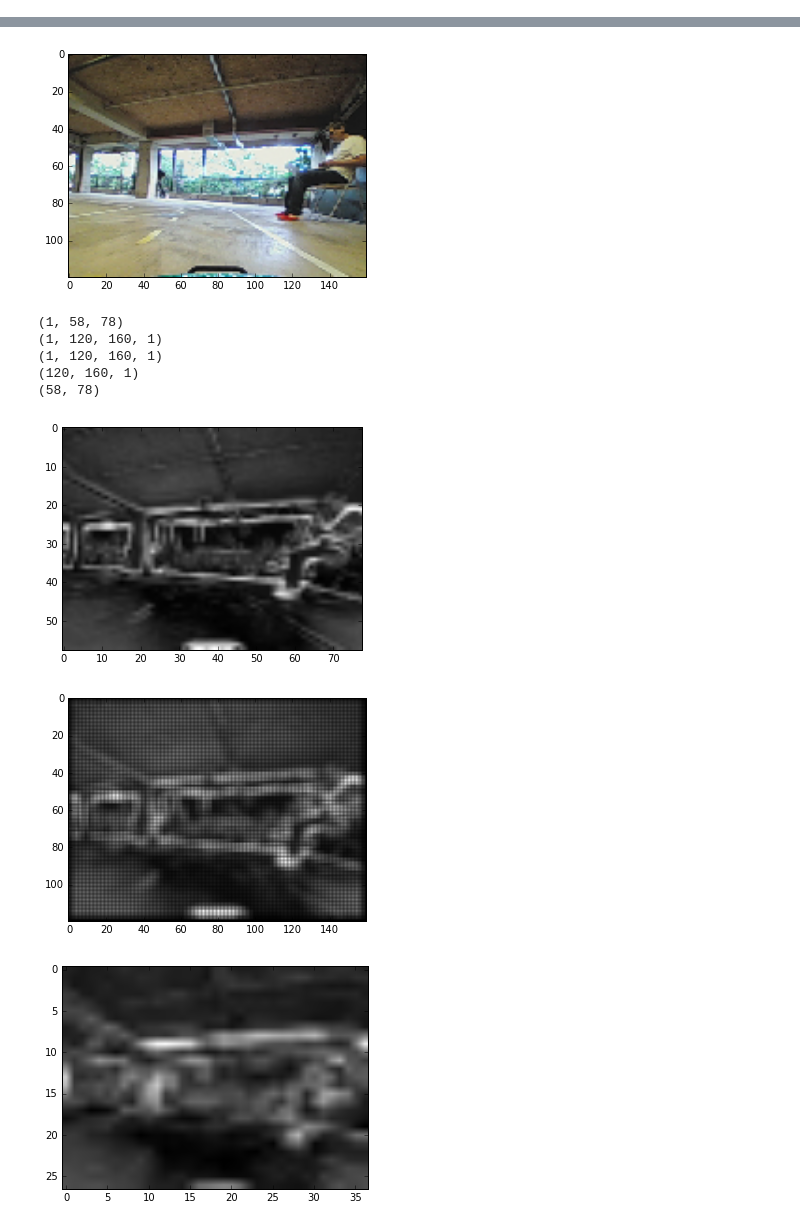
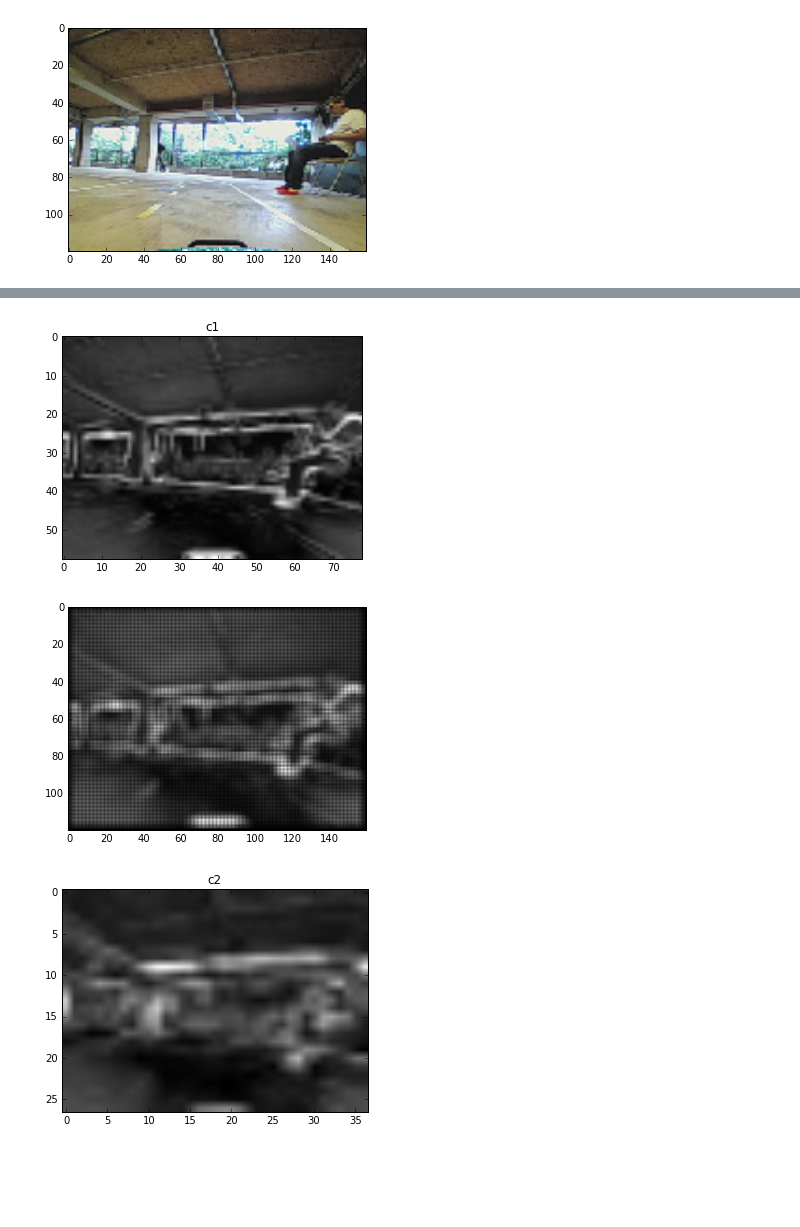
Before and after one commit to alanswx/VisualBackPropKeras, a Jupyter notebook: VisualBackProp HardCoded.ipynb, the cells around one changed output, grey strips where cells are left out. Saved outputs shown, nothing was run; the diff lists cells and outputs as text; code cells hidden in the pictures; blank space fills up the shorter version.

Commit message:
first complete run through pipeline

```diff
--- a/VisualBackProp HardCoded.ipynb
+++ b/VisualBackProp HardCoded.ipynb
@@ -43,6 +43,12 @@ d1 = Deconvolution2D(1, 5, 5,output_shape=(None,120,160, 1),subsample= (2, 2),bo
 model2 = Model(input=model.input,output=[c1,d1])
 model2.summary()
 
+a = Input(shape=(58,78,1))
+d1 = Deconvolution2D(1, 5, 5,output_shape=(None,120,160, 1),subsample= (2, 2),border_mode='valid',activation='relu',init='one')(a)
+model2b = Model(input=a,output=[d1])
+model2b.summary()
+
+
 hidden_layer = model.layers[4].output
 c2=Lambda(lambda xin: K.mean(xin,axis=3),name='lambda_new_2')(hidden_layer)
 r2=Reshape((27,37,1))(c2)
@@ -50,6 +56,11 @@ d2 = Deconvolution2D(1, 5, 5,output_shape=(None,58,78,1),subsample= (2, 2),borde
 
 model3 = Model(input=model.input,output=[c2,d2])
 model3.summary()
+
+a = Input(shape=(27,37,1))
+d2 = Deconvolution2D(1, 5, 5,output_shape=(None,58,78,1),subsample= (2, 2),border_mode='valid',activation='relu',init='one')(a)
+model3b = Model(input=a,output=[d2])
+model3b.summary()
 
 
 hidden_layer = model.layers[6].output
@@ -59,6 +70,13 @@ d3 = Deconvolution2D(1, 5, 5,output_shape=(None,27,37,1),subsample= (2, 2),borde
 
 model4 = Model(input=model.input,output=[c3,d3])
 model4.summary()
+
+a = Input(shape=(12,17,1))
+d3 = Deconvolution2D(1, 5, 5,output_shape=(None,27,37,1),subsample= (2, 2),border_mode='valid',activation='relu',init='one')(a)
+model4b = Model(input=a,output=[d3])
+model4b.summary()
+
+
 
 
 hidden_layer = model.layers[8].output
@@ -107,24 +125,71 @@ conv_cat5 = np.squeeze(conv_cat5[0], axis=0)
 print (conv_cat2.shape)
 
 
+m3=np.multiply(deconv5,conv_cat4)
+
+# run m3 through a deconv, to make it bigger
+#m3 = np.expand_dims(m3,axis=0)
+print(m3.shape)
+m3d = model4b.predict(m3[None, :, :, None], batch_size=1)
+m3d = np.squeeze(m3d, axis=0)
+m3d = np.squeeze(m3d, axis=2)
+
+print(m3d.shape)
+
+m2=np.multiply(m3d,conv_cat3)
+print(m2.shape)
+m2d = model3b.predict(m2[None, :, :, None], batch_size=1)
+m2d = np.squeeze(m2d, axis=0)
+m2d = np.squeeze(m2d, axis=2)
+
+m1=np.multiply(m2d,conv_cat2)
+print(m1.shape)
+m1d = model2b.predict(m1[None, :, :, None], batch_size=1)
+m1d = np.squeeze(m1d, axis=0)
+m1d = np.squeeze(m1d, axis=2)
+print(m1d.shape)
+
 
 #conv_cat2 = conv_cat2.reshape(conv_cat2.shape[:2])
 #print (conv_cat2.shape)
+plt.title('c1')
 plt.imshow(conv_cat2,cmap='gray')
 plt.show()
 plt.imshow(deconv2,cmap='gray')
 plt.show()
+plt.title('c2')
 plt.imshow(conv_cat3,cmap='gray')
 plt.show()
 plt.imshow(deconv3,cmap='gray')
 plt.show()
+plt.title('c3')
 plt.imshow(conv_cat4,cmap='gray')
 plt.show()
 plt.imshow(deconv4,cmap='gray')
 plt.show()
 
+plt.title('c4')
 plt.imshow(conv_cat5,cmap='gray')
 plt.show()
+plt.title('d4')
 plt.imshow(deconv5,cmap='gray')
 plt.show()
+plt.title('m3')
+plt.imshow(m3,cmap='gray')
+plt.show()
+plt.title('m3d')
+plt.imshow(m3d,cmap='gray')
+plt.show()
+plt.title('m2')
+plt.imshow(m2,cmap='gray')
+plt.show()
+plt.title('m2d')
+plt.imshow(m2d,cmap='gray')
+plt.show()
+plt.title('m1')
+plt.imshow(m1,cmap='gray')
+plt.show()
+plt.title('m1d')
+plt.imshow(m1d,cmap='autumn')
+plt.show()
 # %% [output]
@@ -131,0 +213 @@ Using TensorFlow backend.
+[figure]
@@ -149,10 +224,4 @@ ________________________________________________________________________________
-[figure]
-(1, 58, 78)
-(1, 120, 160, 1)
-(1, 120, 160, 1)
-(120, 160, 1)
-(58, 78)
-[figure, old version]
+[figure, new version]
 [figure]
-[figure, old version]
+[figure, new version]
 [figure]
```
Also changed, not shown: parts of 4 cells of this notebook.
